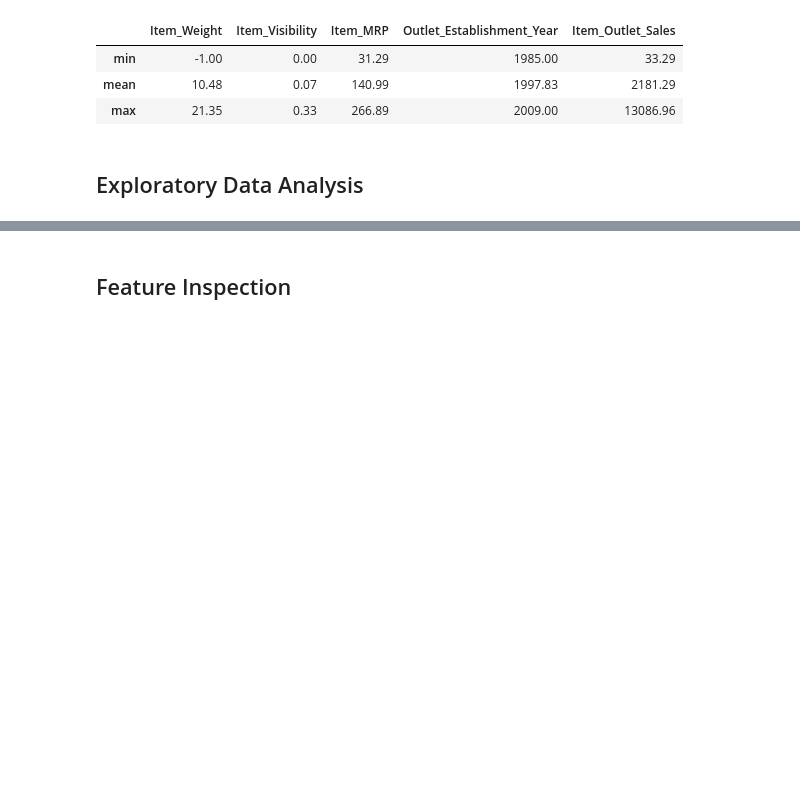
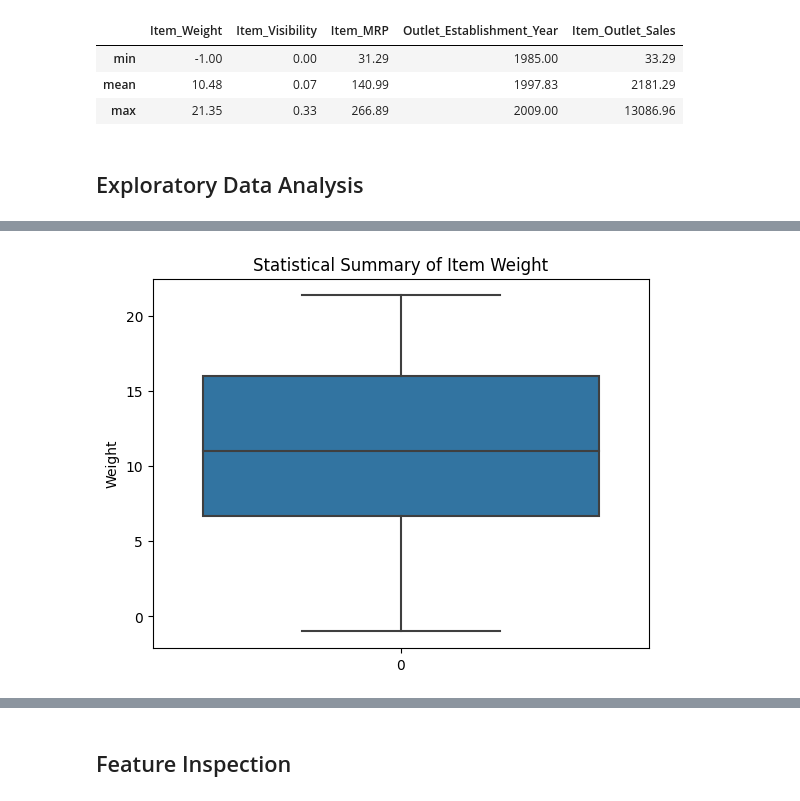
Before and after one commit to A-Kutscher/Prediction-of-Product-Sales, a Jupyter notebook: Prediction_of_Product_Sales_Amber_Kutscher.ipynb, the cells around one changed output, grey strips where cells are left out. Cells and saved outputs as stored; diff of their text form; code cells hidden in the pictures; blank space fills up the shorter version.

```diff
--- a/Prediction_of_Product_Sales_Amber_Kutscher.ipynb
+++ b/Prediction_of_Product_Sales_Amber_Kutscher.ipynb
@@ -316,0 +365,9 @@ stats.loc[['min', 'mean', 'max']].round(2)
+# %%
+# Create boxplots to view the statistical summary for Item_Weight.
+fig, ax = plt.subplots()
+data_weight = df["Item_Weight"]
+ax = sns.boxplot(data_weight)
+ax.set_ylabel('Weight')
+ax.set_title('Statistical Summary of Item Weight');
+# %% [output]
+[figure, added]
```
Also changed, not shown: parts of 22 cells of this notebook.
